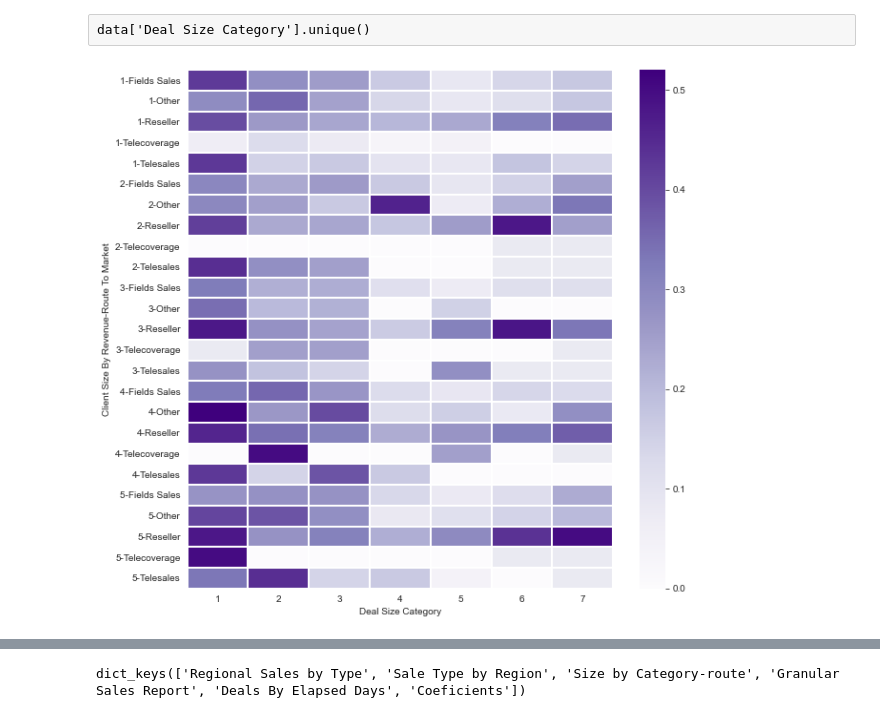
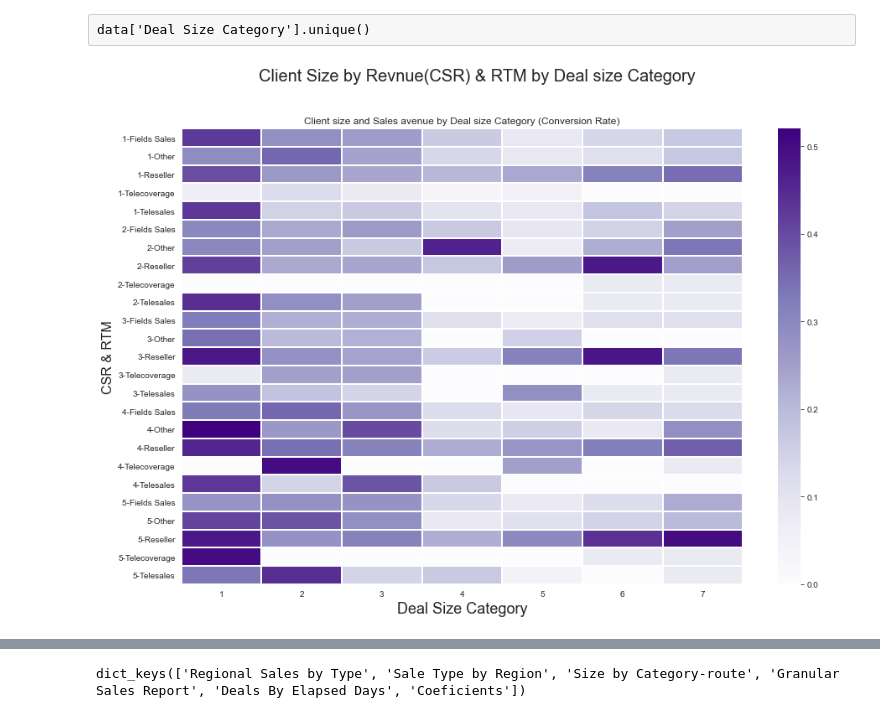
Before and after one commit to OliverAHernandez/IBM-Sales-Analysis, a Jupyter notebook: code/EDA.ipynb, the cells around one changed output, grey strips where cells are left out. Saved outputs shown, nothing was run; the diff lists cells and outputs as text; code cells hidden in the pictures.

Commit message:
added changes to notebook and visuals + readme

```diff
--- a/code/EDA.ipynb
+++ b/code/EDA.ipynb
@@ -414,14 +414,14 @@ data['Deal Size Category'].unique()
 # %%
 fig = plt.figure(figsize=(15,10)) # Define the figure size
 pivot_table = data.pivot_table(values='y_hat',index=['Client Size By Revenue',
                                                      'Route To Market']
                                ,columns='Deal Size Category')
 sns.heatmap(pivot_table,cmap='Purples',linecolor='white',linewidths=1);
 
-plt.title("RTM & Supplies Group by Deal size Category (Conversion Rate)");
-fig.suptitle("Route to Market(RTM) by Deal size Category - (Conversion Rate)", fontsize=20)
+plt.title("Client size and Sales avenue by Deal size Category (Conversion Rate)");
+fig.suptitle("Client Size by Revnue(CSR) & RTM by Deal size Category                   ", fontsize=20)
 plt.xlabel('Deal Size Category', fontsize=18)
-plt.ylabel('RTM', fontsize=16)
-fig.savefig('../pictures/Route to Market(RTM) & Supplies Group by Deal size Category - (Conversion Rate).jpg')
+plt.ylabel('CSR & RTM', fontsize=16)
+fig.savefig('../pictures/CSR & RTM by Deal size Category - (Conversion Rate).jpg')
 # %% [output]
-[figure, old version]
+[figure, new version]
```
Also changed, not shown: parts of 6 cells of this notebook, 18 other files.
